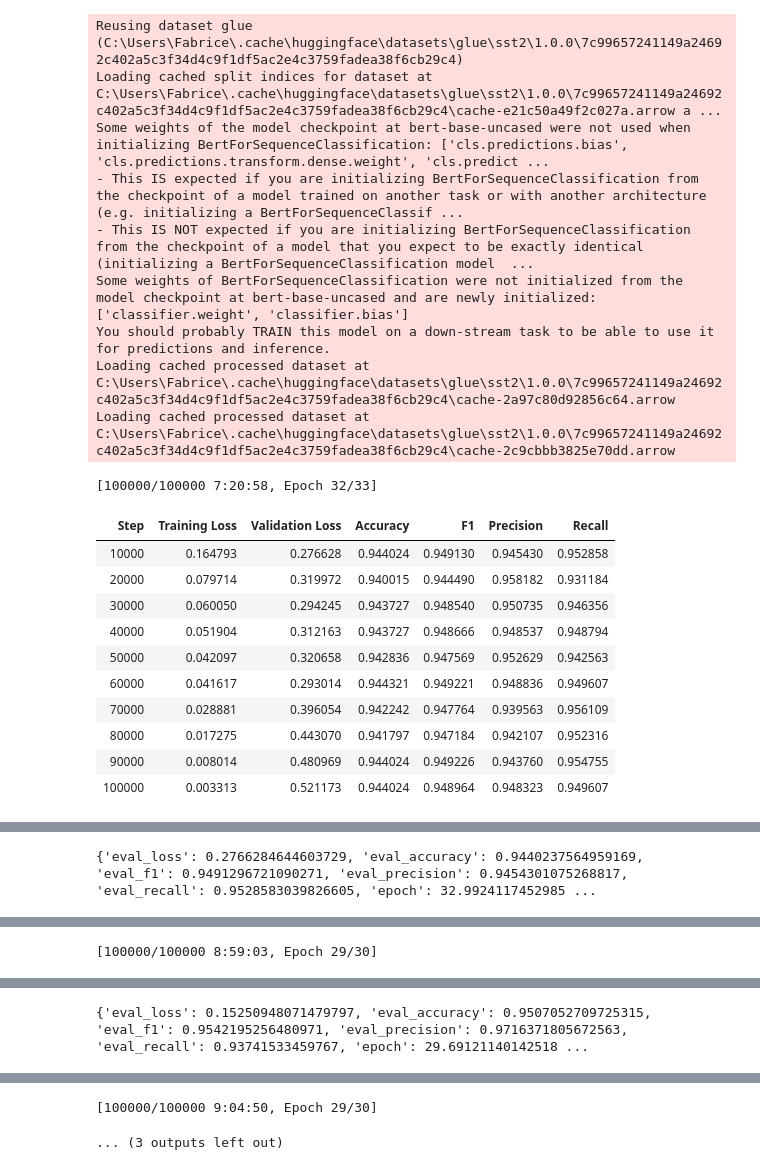
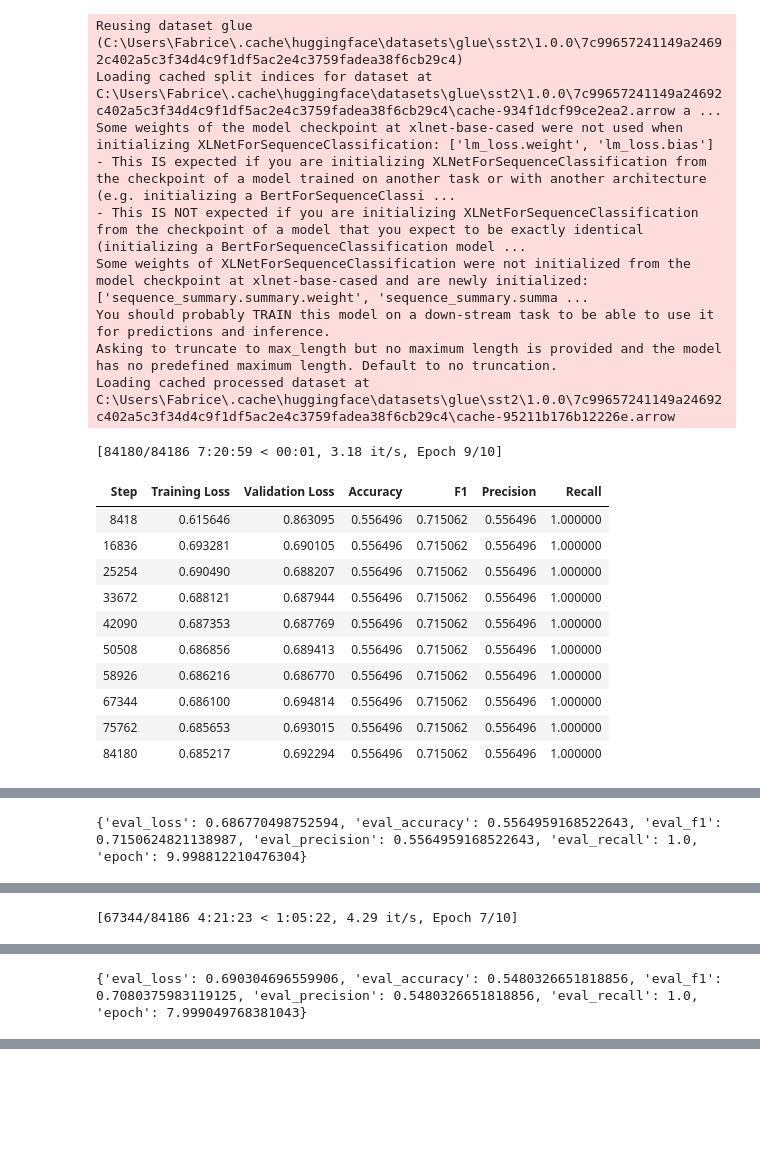
Before and after one commit to asakhala921/Sibyl_eval, a Jupyter notebook: train_SST2.ipynb, the cells around one changed output, grey strips where cells are left out. Drawn from its saved outputs; the diff is of its cells as text; code cells hidden in the pictures; blank space fills up the shorter version.

```diff
--- a/train_SST2.ipynb
+++ b/train_SST2.ipynb
@@ -27,7 +27,7 @@ def compute_metrics(pred):
         'recall': recall
     }
 # %%
-MODEL_NAMES = ['bert-base-uncased'] # ['bert-base-uncased', 'xlnet-base-cased']
+MODEL_NAMES = ['xlnet-base-cased'] # ['bert-base-uncased', 'xlnet-base-cased']
 # %%
 use_pretrain = False
 
@@ -66,13 +66,8 @@ for t in ['ORIG', 'INV', 'SIB']:
             checkpoint = 'pretrained/bert-base-uncased-sst2-SIB'
             if use_pretrain and os.path.exists(checkpoint):
                 MODEL_NAME = checkpoint
-        # if t == 'BOTH':
-        #     text = npy_load("./assets/SST2/sentiment/BOTH/text.npy")
-        #     label = npy_load("./assets/SST2/sentiment/BOTH/label.npy")
-        #     df = pd.DataFrame({'text': text, 'label': label})
-        #     df.text = df.text.astype(str)
-        #     df.label = df.label.astype(int)
-        #     train_dataset = Dataset.from_pandas(df)
+
+        train_dataset.shuffle()
 
         model = AutoModelForSequenceClassification.from_pretrained(MODEL_NAME).to(device)
 
@@ -81,59 +76,64 @@ for t in ['ORIG', 'INV', 'SIB']:
         train_dataset.set_format('torch', columns=['input_ids', 'attention_mask', 'label'])
         test_dataset.set_format('torch', columns=['input_ids', 'attention_mask', 'label'])
 
+        train_batch_size = 8
+        eval_batch_size = 8
+        num_epoch = 10
+        max_steps = int((len(train_dataset) * num_epoch) / train_batch_size)
+
         training_args = TrainingArguments(
             output_dir='./pretrained/' + MODEL_NAME + '-sst2-' + t,
             overwrite_output_dir=True,
-            max_steps=100000,
-            save_steps=10000,
+            max_steps=max_steps,
+            save_steps=int(max_steps / 10),
             save_total_limit=1,
-            per_device_train_batch_size=20,
-            per_device_eval_batch_size=20,
-            warmup_steps=500,
+            per_device_train_batch_size=train_batch_size,
+            per_device_eval_batch_size=eval_batch_size,
+            warmup_steps=int(max_steps / 100),
             weight_decay=0.01,
             logging_dir='./logs',
-            logging_steps=10000,
+            logging_steps=int(max_steps / 10),
             load_best_model_at_end=True,
             metric_for_best_model="loss",
             greater_is_better=False,
             evaluation_strategy="steps"
         )
 
         trainer = Trainer(
             model=model,
             args=training_args,
             compute_metrics=compute_metrics,
             train_dataset=train_dataset,
             eval_dataset=test_dataset,
-            # callbacks=[EarlyStoppingCallback]
+            callbacks=[EarlyStoppingCallback(early_stopping_patience=3)]
         )
 
         trainer.train()
         out = trainer.evaluate()
         print(out)
 # %% [output]
 Reusing dataset glue (C:\Users\Fabrice\.cache\huggingface\datasets\glue\sst2\1.0.0\7c99657241149a24692c402a5c3f34d4c9f1df5ac2e4c3759fadea38f6cb29c4)
-Loading cached split indices for dataset at C:\Users\Fabrice\.cache\huggingface\datasets\glue\sst2\1.0.0\7c99657241149a24692c402a5c3f34d4c9f1df5ac2e4c3759fadea38f6cb29c4\cache-e21c50a49f2c027a.arrow a ...
-Some weights of the model checkpoint at bert-base-uncased were not used when initializing BertForSequenceClassification: ['cls.predictions.bias', 'cls.predictions.transform.dense.weight', 'cls.predict ...
-- This IS expected if you are initializing BertForSequenceClassification from the checkpoint of a model trained on another task or with another architecture (e.g. initializing a BertForSequenceClassif ...
-- This IS NOT expected if you are initializing BertForSequenceClassification from the checkpoint of a model that you expect to be exactly identical (initializing a BertForSequenceClassification model  ...
-Some weights of BertForSequenceClassification were not initialized from the model checkpoint at bert-base-uncased and are newly initialized: ['classifier.weight', 'classifier.bias']
+Loading cached split indices for dataset at C:\Users\Fabrice\.cache\huggingface\datasets\glue\sst2\1.0.0\7c99657241149a24692c402a5c3f34d4c9f1df5ac2e4c3759fadea38f6cb29c4\cache-934f1dcf99ce2ea2.arrow a ...
+Some weights of the model checkpoint at xlnet-base-cased were not used when initializing XLNetForSequenceClassification: ['lm_loss.weight', 'lm_loss.bias']
+- This IS expected if you are initializing XLNetForSequenceClassification from the checkpoint of a model trained on another task or with another architecture (e.g. initializing a BertForSequenceClassi ...
+- This IS NOT expected if you are initializing XLNetForSequenceClassification from the checkpoint of a model that you expect to be exactly identical (initializing a BertForSequenceClassification model ...
+Some weights of XLNetForSequenceClassification were not initialized from the model checkpoint at xlnet-base-cased and are newly initialized: ['sequence_summary.summary.weight', 'sequence_summary.summa ...
 You should probably TRAIN this model on a down-stream task to be able to use it for predictions and inference.
-Loading cached processed dataset at C:\Users\Fabrice\.cache\huggingface\datasets\glue\sst2\1.0.0\7c99657241149a24692c402a5c3f34d4c9f1df5ac2e4c3759fadea38f6cb29c4\cache-2a97c80d92856c64.arrow
-Loading cached processed dataset at C:\Users\Fabrice\.cache\huggingface\datasets\glue\sst2\1.0.0\7c99657241149a24692c402a5c3f34d4c9f1df5ac2e4c3759fadea38f6cb29c4\cache-2c9cbbb3825e70dd.arrow
+Asking to truncate to max_length but no maximum length is provided and the model has no predefined maximum length. Default to no truncation.
+Loading cached processed dataset at C:\Users\Fabrice\.cache\huggingface\datasets\glue\sst2\1.0.0\7c99657241149a24692c402a5c3f34d4c9f1df5ac2e4c3759fadea38f6cb29c4\cache-95211b176b12226e.arrow
-[100000/100000 7:20:58, Epoch 32/33]
+[84180/84186 7:20:59 < 00:01, 3.18 it/s, Epoch 9/10]
 | Step | Training Loss | Validation Loss | Accuracy | F1 | Precision | Recall |
-| 10000 | 0.164793 | 0.276628 | 0.944024 | 0.949130 | 0.945430 | 0.952858 |
-| 20000 | 0.079714 | 0.319972 | 0.940015 | 0.944490 | 0.958182 | 0.931184 |
-| 30000 | 0.060050 | 0.294245 | 0.943727 | 0.948540 | 0.950735 | 0.946356 |
-| 40000 | 0.051904 | 0.312163 | 0.943727 | 0.948666 | 0.948537 | 0.948794 |
-| 50000 | 0.042097 | 0.320658 | 0.942836 | 0.947569 | 0.952629 | 0.942563 |
-| 60000 | 0.041617 | 0.293014 | 0.944321 | 0.949221 | 0.948836 | 0.949607 |
-| 70000 | 0.028881 | 0.396054 | 0.942242 | 0.947764 | 0.939563 | 0.956109 |
-| 80000 | 0.017275 | 0.443070 | 0.941797 | 0.947184 | 0.942107 | 0.952316 |
-| 90000 | 0.008014 | 0.480969 | 0.944024 | 0.949226 | 0.943760 | 0.954755 |
-| 100000 | 0.003313 | 0.521173 | 0.944024 | 0.948964 | 0.948323 | 0.949607 |
+| 8418 | 0.615646 | 0.863095 | 0.556496 | 0.715062 | 0.556496 | 1.000000 |
+| 16836 | 0.693281 | 0.690105 | 0.556496 | 0.715062 | 0.556496 | 1.000000 |
+| 25254 | 0.690490 | 0.688207 | 0.556496 | 0.715062 | 0.556496 | 1.000000 |
+| 33672 | 0.688121 | 0.687944 | 0.556496 | 0.715062 | 0.556496 | 1.000000 |
+| 42090 | 0.687353 | 0.687769 | 0.556496 | 0.715062 | 0.556496 | 1.000000 |
+| 50508 | 0.686856 | 0.689413 | 0.556496 | 0.715062 | 0.556496 | 1.000000 |
+| 58926 | 0.686216 | 0.686770 | 0.556496 | 0.715062 | 0.556496 | 1.000000 |
+| 67344 | 0.686100 | 0.694814 | 0.556496 | 0.715062 | 0.556496 | 1.000000 |
+| 75762 | 0.685653 | 0.693015 | 0.556496 | 0.715062 | 0.556496 | 1.000000 |
+| 84180 | 0.685217 | 0.692294 | 0.556496 | 0.715062 | 0.556496 | 1.000000 |
 [interactive output not drawn]
-{'eval_loss': 0.2766284644603729, 'eval_accuracy': 0.9440237564959169, 'eval_f1': 0.9491296721090271, 'eval_precision': 0.9454301075268817, 'eval_recall': 0.9528583039826605, 'epoch': 32.9924117452985 ...
+{'eval_loss': 0.686770498752594, 'eval_accuracy': 0.5564959168522643, 'eval_f1': 0.7150624821138987, 'eval_precision': 0.5564959168522643, 'eval_recall': 1.0, 'epoch': 9.998812210476304}
 Reusing dataset glue (C:\Users\Fabrice\.cache\huggingface\datasets\glue\sst2\1.0.0\7c99657241149a24692c402a5c3f34d4c9f1df5ac2e4c3759fadea38f6cb29c4)
 Loading cached split indices for dataset at C:\Users\Fabrice\.cache\huggingface\datasets\glue\sst2\1.0.0\7c99657241149a24692c402a5c3f34d4c9f1df5ac2e4c3759fadea38f6cb29c4\cache-e21c50a49f2c027a.arrow a ...
@@ -146,2 +147,2 @@ Loading cached processed dataset at C:\Users\Fabrice\.cache\huggingface\datasets
-[100000/100000 8:59:03, Epoch 29/30]
+[67344/84186 4:21:23 < 1:05:22, 4.29 it/s, Epoch 7/10]
 | Step | Training Loss | Validation Loss | Accuracy | F1 | Precision | Recall |
@@ -158,2 +157,2 @@ Loading cached processed dataset at C:\Users\Fabrice\.cache\huggingface\datasets
 [interactive output not drawn]
-{'eval_loss': 0.15250948071479797, 'eval_accuracy': 0.9507052709725315, 'eval_f1': 0.9542195256480971, 'eval_precision': 0.9716371805672563, 'eval_recall': 0.93741533459767, 'epoch': 29.69121140142518 ...
+{'eval_loss': 0.690304696559906, 'eval_accuracy': 0.5480326651818856, 'eval_f1': 0.7080375983119125, 'eval_precision': 0.5480326651818856, 'eval_recall': 1.0, 'epoch': 7.999049768381043}
@@ -168,2 +158,0 @@ Loading cached processed dataset at C:\Users\Fabrice\.cache\huggingface\datasets
-[100000/100000 9:04:50, Epoch 29/30]
-... (3 outputs left out)
```
Also changed, not shown: parts of 1 cell of this notebook.
